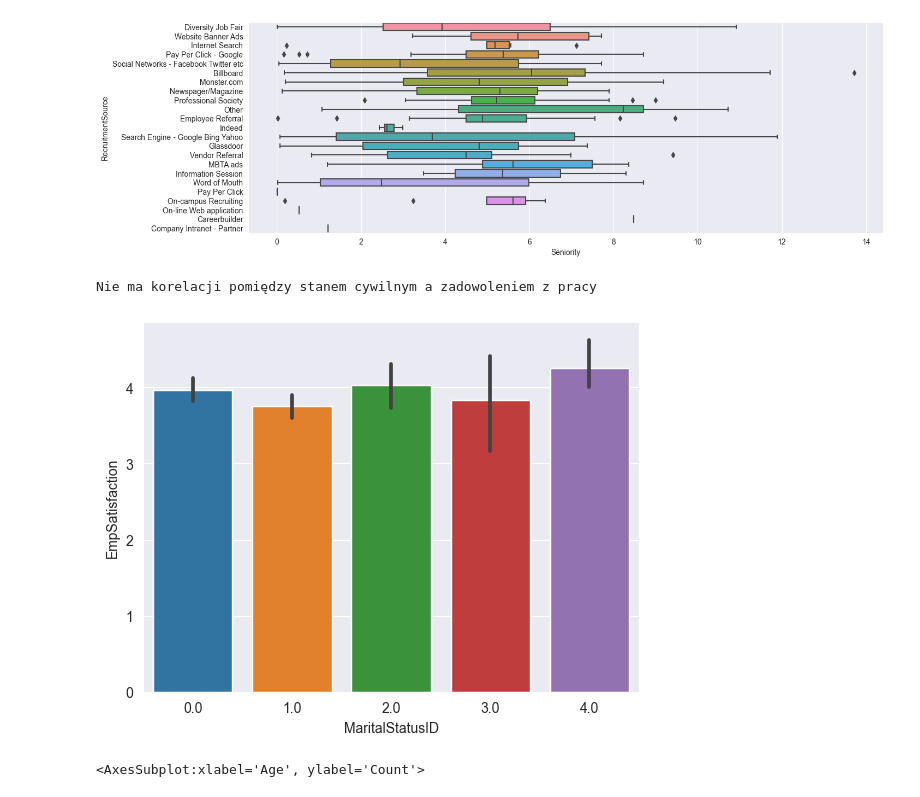
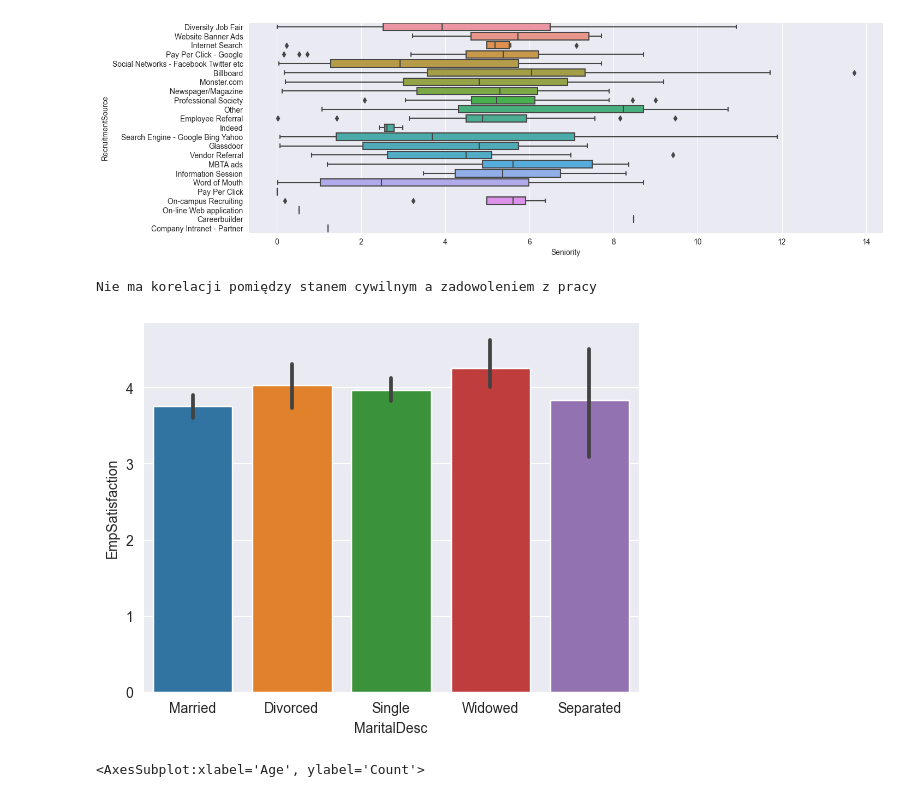
Before and after one commit to PiotrWitaszek/Seaborn, a Jupyter notebook: sb.ipynb, the cells around one changed output. Drawn from its saved outputs; the diff is of its cells as text; code cells hidden in the pictures.

```diff
--- a/sb.ipynb
+++ b/sb.ipynb
@@ -70,11 +71,11 @@ Najlepiej zatrudniać z następujących źródeł: Website Banner Ads, MBTA Ads
 # %%
 # 3 Czy stan cywilny (MartialDesc) pracownika koreluje w jakikolwiek sposób z zadowoleniem z pracy (EmpSatisfaction)?
 df[['MaritalDesc', 'MaritalStatusID']].value_counts()
-sns.barplot(y='EmpSatisfaction',x='MaritalStatusID',data=df)
+sns.barplot(y='EmpSatisfaction',x='MaritalDesc',data=df)
 print('Nie ma korelacji pomiędzy stanem cywilnym a zadowoleniem z pracy')
 # %% [output]
 Nie ma korelacji pomiędzy stanem cywilnym a zadowoleniem z pracy
-[figure, old version]
+[figure, new version]
 # %%
 # 4 Jak wygląda struktura wieku aktualnie zatrudnionych pracowników?
 agedate= dt.datetime(2019,9,27)
```
Also changed, not shown: parts of 3 cells of this notebook.
